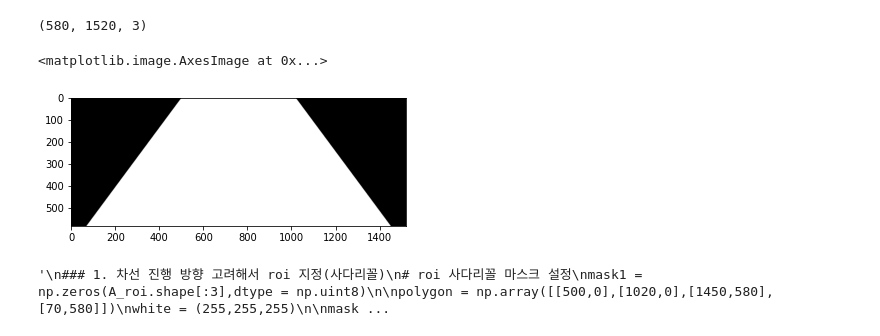
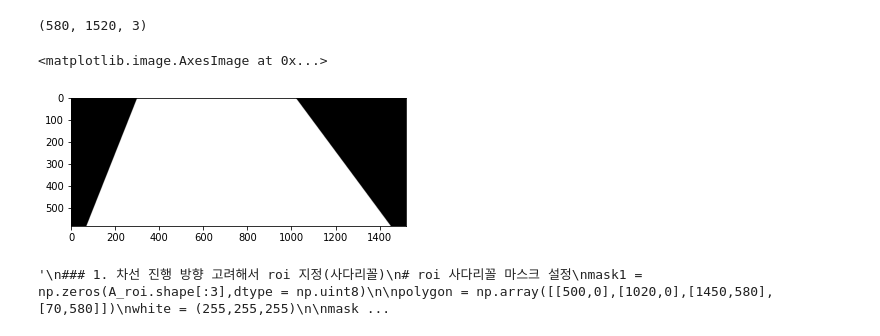
Before and after one commit to lim-ye-ji/Object_recognition_in_autonomous_driving, a Jupyter notebook: lane/Yu.ipynb, the cells around one changed output. Saved outputs shown, nothing was run; the diff lists cells and outputs as text; code cells hidden in the pictures.

```diff
--- a/lane/Yu.ipynb
+++ b/lane/Yu.ipynb
@@ -82,18 +82,18 @@ A_roi.shape[:3]
 # %%
 ### 1. 차선 진행 방향 고려해서 roi 지정(사다리꼴)
 # roi 사다리꼴 마스크 설정
 mask1 = np.zeros(A_roi.shape[:3],dtype = np.uint8)
 
-polygon = np.array([[500,0],[1020,0],[1450,580],[70,580]])
+polygon = np.array([[300,0],[1020,0],[1450,580],[70,580]])
 white = (255,255,255)
 
 mask1 = cv2.fillPoly(mask1,[polygon],white)
 
 plt.imshow(mask1)
 # plt.imshow(A_roi)
 # %% [output]
 <matplotlib.image.AxesImage at 0x...>
-[figure, old version]
+[figure, new version]
 # %%
 """
 ### 1. 차선 진행 방향 고려해서 roi 지정(사다리꼴)
```
Also changed, not shown: parts of 13 cells of this notebook.
